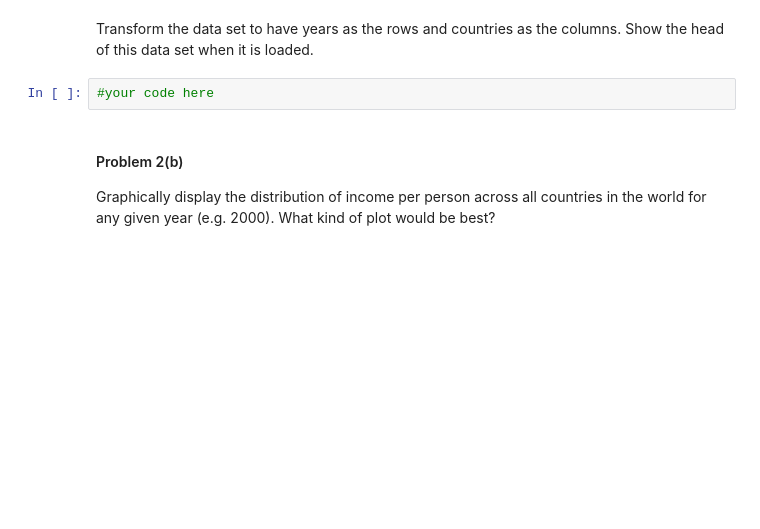
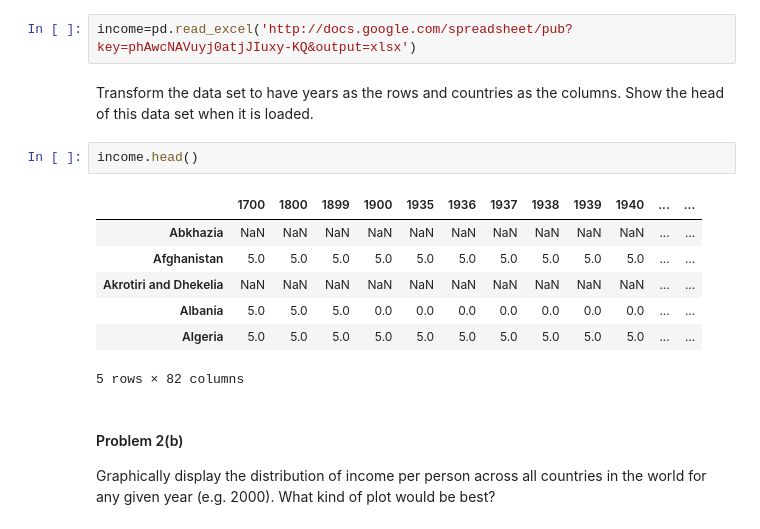
Before and after one commit to jackz3/notes, a Jupyter notebook: HW1.ipynb, the cells around one changed output. Cells and saved outputs as stored; diff of their text form; blank space fills up the shorter version.

```diff
--- a/HW1.ipynb
+++ b/HW1.ipynb
@@ -150,7 +148,17 @@ Using the [data available on Gapminder](http://www.gapminder.org/data/), load in
+# %%
+income=pd.read_excel('http://docs.google.com/spreadsheet/pub?key=phAwcNAVuyj0atjJIuxy-KQ&output=xlsx')
 # %% [markdown]
 Transform the data set to have years as the rows and countries as the columns. Show the head of this data set when it is loaded.
-# %%
-#your code here
+# %%
+income.head()
+# %% [output]
+|  | 1700 | 1800 | 1899 | 1900 | 1935 | 1936 | 1937 | 1938 | 1939 | 1940 | ... | ... |
+| Abkhazia | NaN | NaN | NaN | NaN | NaN | NaN | NaN | NaN | NaN | NaN | ... | ... |
+| Afghanistan | 5.0 | 5.0 | 5.0 | 5.0 | 5.0 | 5.0 | 5.0 | 5.0 | 5.0 | 5.0 | ... | ... |
+| Akrotiri and Dhekelia | NaN | NaN | NaN | NaN | NaN | NaN | NaN | NaN | NaN | NaN | ... | ... |
+| Albania | 5.0 | 5.0 | 5.0 | 0.0 | 0.0 | 0.0 | 0.0 | 0.0 | 0.0 | 0.0 | ... | ... |
+| Algeria | 5.0 | 5.0 | 5.0 | 5.0 | 5.0 | 5.0 | 5.0 | 5.0 | 5.0 | 5.0 | ... | ... |
+5 rows × 82 columns
 # %% [markdown]
 #### Problem 2(b)
 
```
Also changed, not shown: parts of 4 cells of this notebook, 3 other files.
